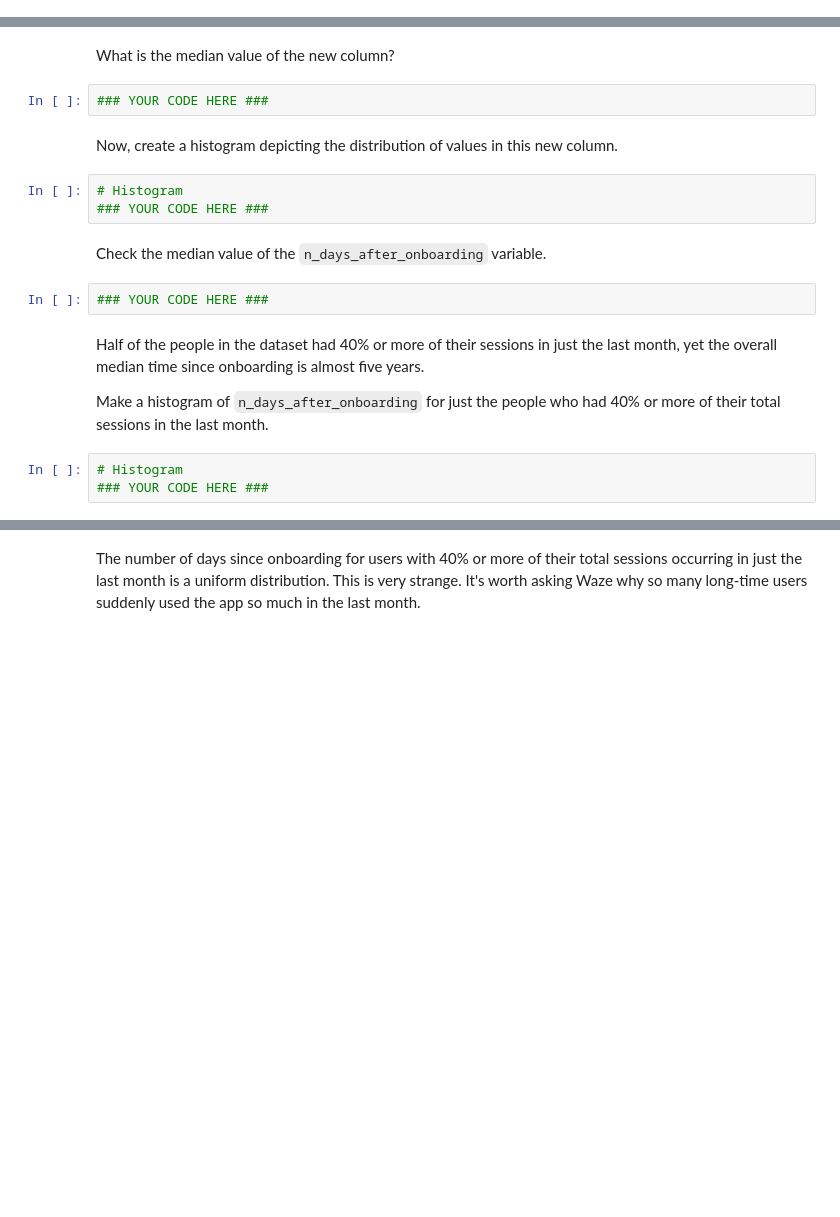
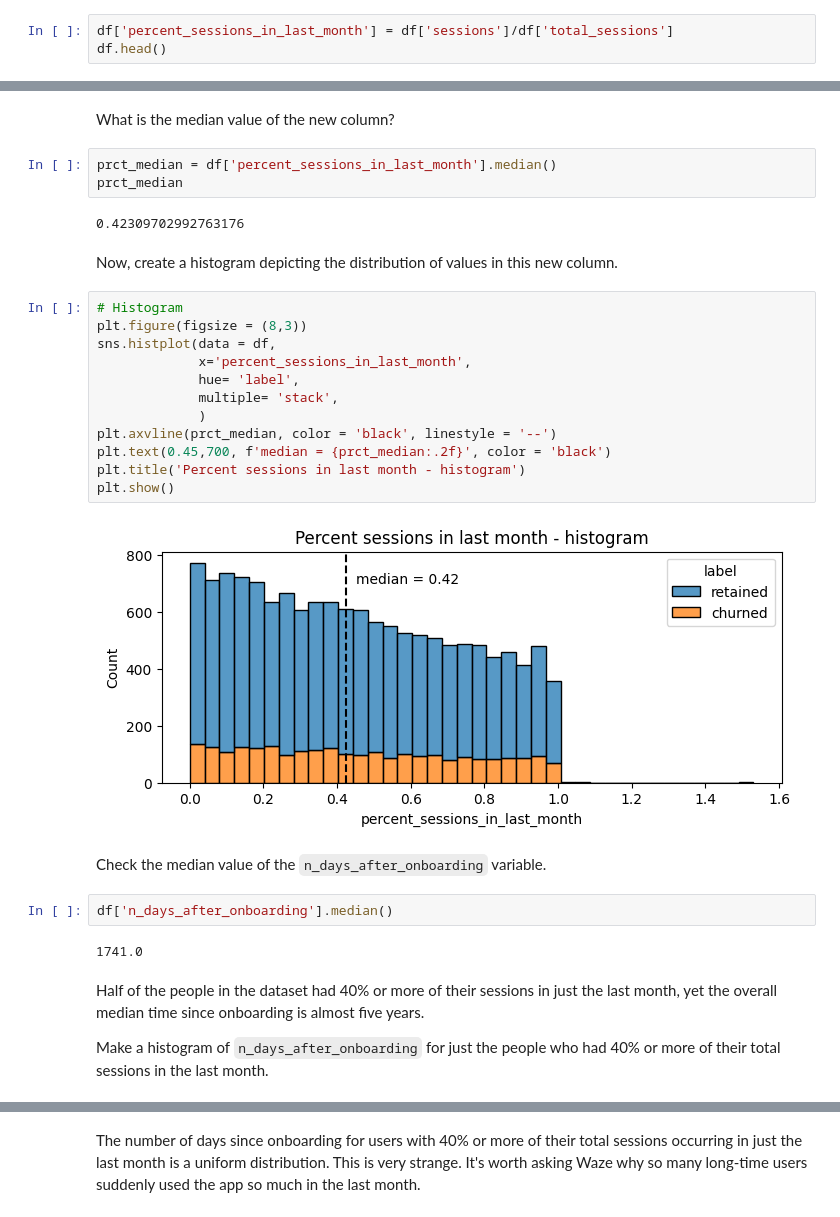
Before and after one commit to dianario/waze-project, a Jupyter notebook: 3_Waze_EDA.ipynb, the cells around one changed output, grey strips where cells are left out. Saved outputs shown, nothing was run; the diff lists cells and outputs as text; blank space fills up the shorter version.

```diff
--- a/3_Waze_EDA.ipynb
+++ b/3_Waze_EDA.ipynb
@@ -682,0 +684,3 @@ Create a new column `percent_sessions_in_last_month` that represents the percent
+# %%
+df['percent_sessions_in_last_month'] = df['sessions']/df['total_sessions']
+df.head()
@@ -683,20 +694,33 @@ Create a new column `percent_sessions_in_last_month` that represents the percent
 # %% [markdown]
 What is the median value of the new column?
-# %%
-### YOUR CODE HERE ###
+# %%
+prct_median = df['percent_sessions_in_last_month'].median()
+prct_median
+# %% [output]
+0.42309702992763176
 # %% [markdown]
 Now, create a histogram depicting the distribution of values in this new column.
-# %%
-# Histogram
-### YOUR CODE HERE ###
+# %%
+# Histogram
+plt.figure(figsize = (8,3))
+sns.histplot(data = df,
+             x='percent_sessions_in_last_month',
+             hue= 'label',
+             multiple= 'stack',
+             )
+plt.axvline(prct_median, color = 'black', linestyle = '--')
+plt.text(0.45,700, f'median = {prct_median:.2f}', color = 'black')
+plt.title('Percent sessions in last month - histogram')
+plt.show()
+# %% [output]
+[figure, added]
 # %% [markdown]
 Check the median value of the `n_days_after_onboarding` variable.
-# %%
-### YOUR CODE HERE ###
+# %%
+df['n_days_after_onboarding'].median()
+# %% [output]
+1741.0
 # %% [markdown]
 Half of the people in the dataset had 40% or more of their sessions in just the last month, yet the overall median time since onboarding is almost five years.
 
 Make a histogram of `n_days_after_onboarding` for just the people who had 40% or more of their total sessions in the last month.
-# %%
-# Histogram
-### YOUR CODE HERE ###
```
Also changed, not shown: parts of 4 cells of this notebook.
